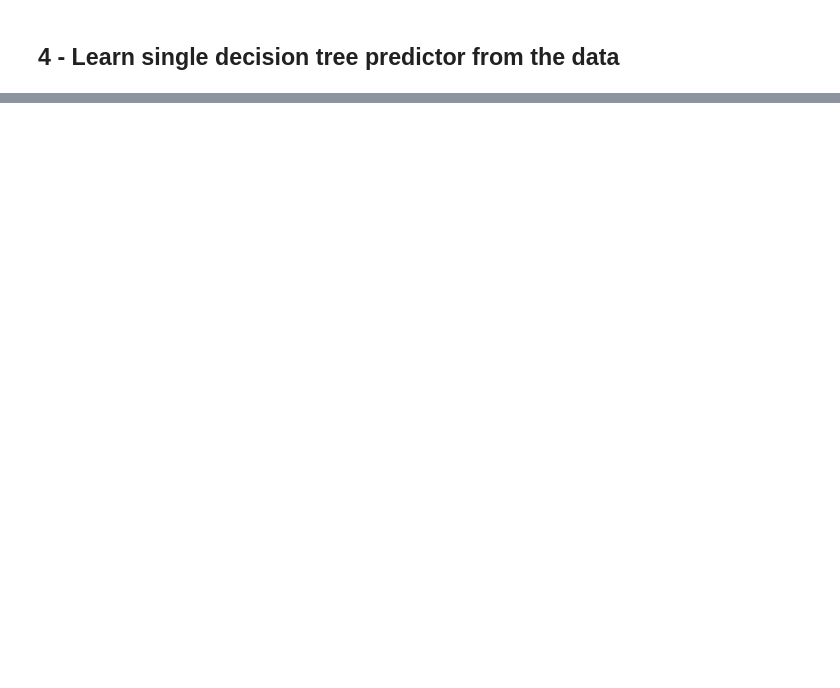
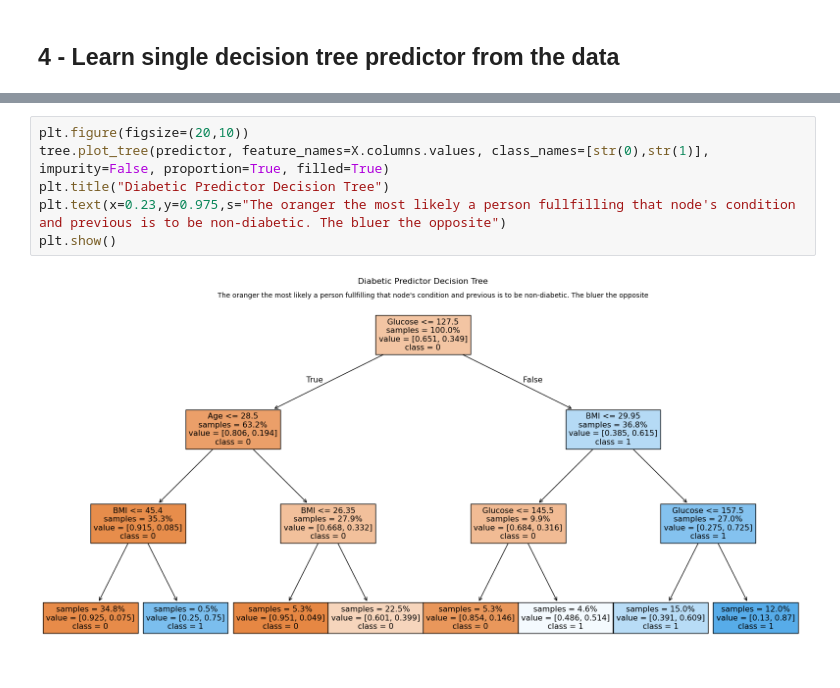
Before and after one commit to jppf22/HW1_Machine_Learning, a Jupyter notebook: codigo.ipynb, the cells around one changed output, grey strips where cells are left out. Drawn from its saved outputs; the diff is of its cells as text; blank space fills up the shorter version.

```diff
--- a/codigo.ipynb
+++ b/codigo.ipynb
@@ -177,0 +200,8 @@ tree.plot_tree(predictor)
+# %%
+plt.figure(figsize=(20,10))
+tree.plot_tree(predictor, feature_names=X.columns.values, class_names=[str(0),str(1)], impurity=False, proportion=True, filled=True)
+plt.title("Diabetic Predictor Decision Tree")
+plt.text(x=0.23,y=0.975,s="The oranger the most likely a person fullfilling that node's condition and previous is to be non-diabetic. The bluer the opposite")
+plt.show()
+# %% [output]
+[figure, added]
```
Also changed, not shown: parts of 4 cells of this notebook.
